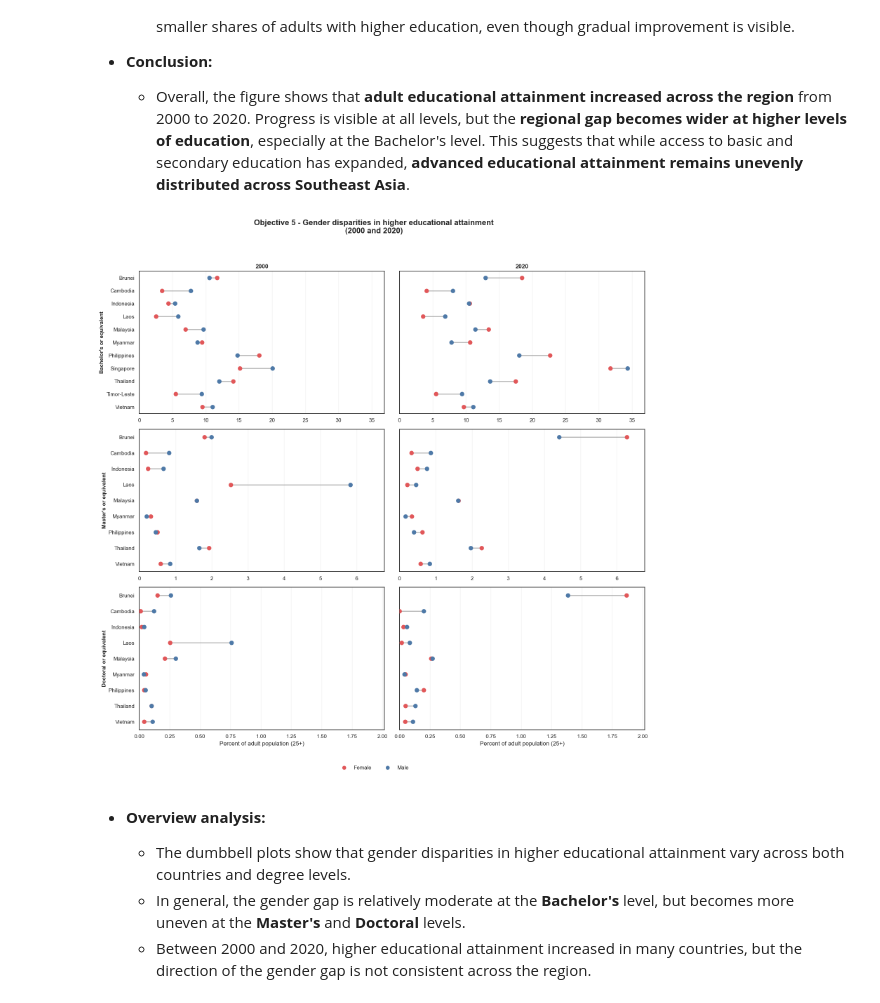
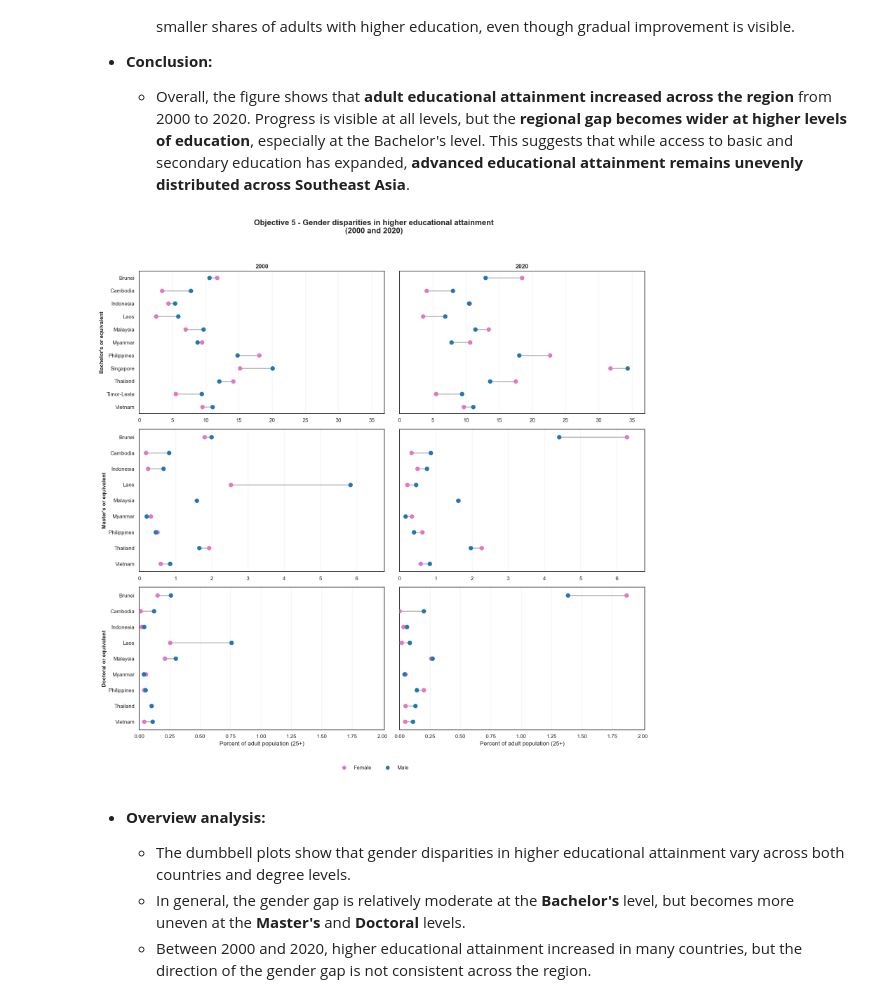
Before and after one commit to AnhTtis/SoutheastAsianAnalysis, a Jupyter notebook: notebooks/23127130_23127238.ipynb, the cells around one changed output. Saved outputs shown, nothing was run; the diff lists cells and outputs as text; code cells hidden in the pictures.

```diff
--- a/notebooks/23127130_23127238.ipynb
+++ b/notebooks/23127130_23127238.ipynb
@@ -588,8 +588,8 @@ dumbbell_specs = [
     ),
 ]
 
-female_color = "#E15759"
-male_color = "#4E79A7"
+female_color = "#e377c2"
+male_color = "#1f77b4"
 
 x_limits = {}
 for female_col, male_col, level_name in dumbbell_specs:
@@ -1103,8 +1149,8 @@ dumbbell_specs = [
     ),
 ]
 
-female_color = "#E15759"
-male_color = "#4E79A7"
+female_color = "#e377c2"
+male_color = "#1f77b4"
 
 x_limits = {}
 for female_col, male_col, _, excluded in dumbbell_specs:
@@ -1178,34 +1224,34 @@ for row, (female_col, male_col, title, excluded) in enumerate(dumbbell_specs):
 
         if row == 2:
             ax.set_xlabel("Percent of adult population (25+)")
 
         ax.grid(axis="x", alpha=0.25)
         ax.set_axisbelow(True)
 
 handles = [
     Line2D([0], [0], marker="o", color="w", markerfacecolor=female_color, markersize=9, label="Female"),
     Line2D([0], [0], marker="o", color="w", markerfacecolor=male_color, markersize=9, label="Male"),
 ]
 
 fig.legend(
     handles=handles,
     loc="lower center",
     ncol=2,
     frameon=False,
     bbox_to_anchor=(0.5, -0.01),
 )
 
 fig.suptitle(
     "Objective 5 - Gender disparities in higher educational attainment\n(2000 and 2020)",
     fontsize=16,
     weight="bold",
     y=0.98,
 )
 
 plt.tight_layout(rect=(0, 0.03, 1, 0.95))
 plt.show()
 # %% [output]
-[figure, old version]
+[figure, new version]
 # %% [markdown]
 - **Overview analysis:**
   - The dumbbell plots show that gender disparities in higher educational attainment vary across both countries and degree levels.
```
Also changed, not shown: parts of 2 cells of this notebook, 2 other files.
